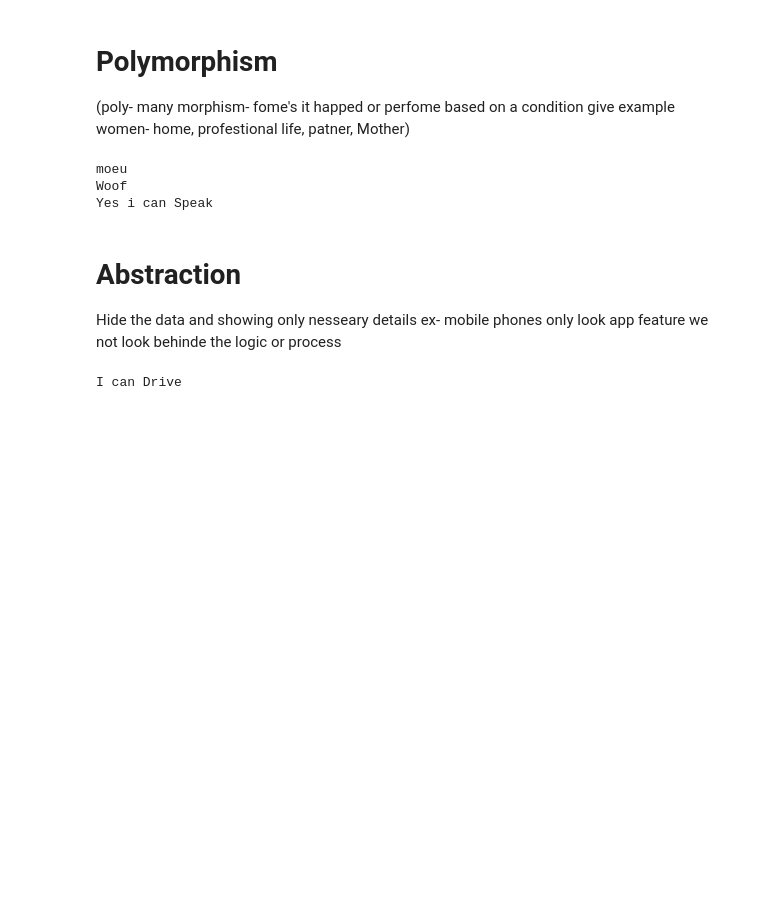
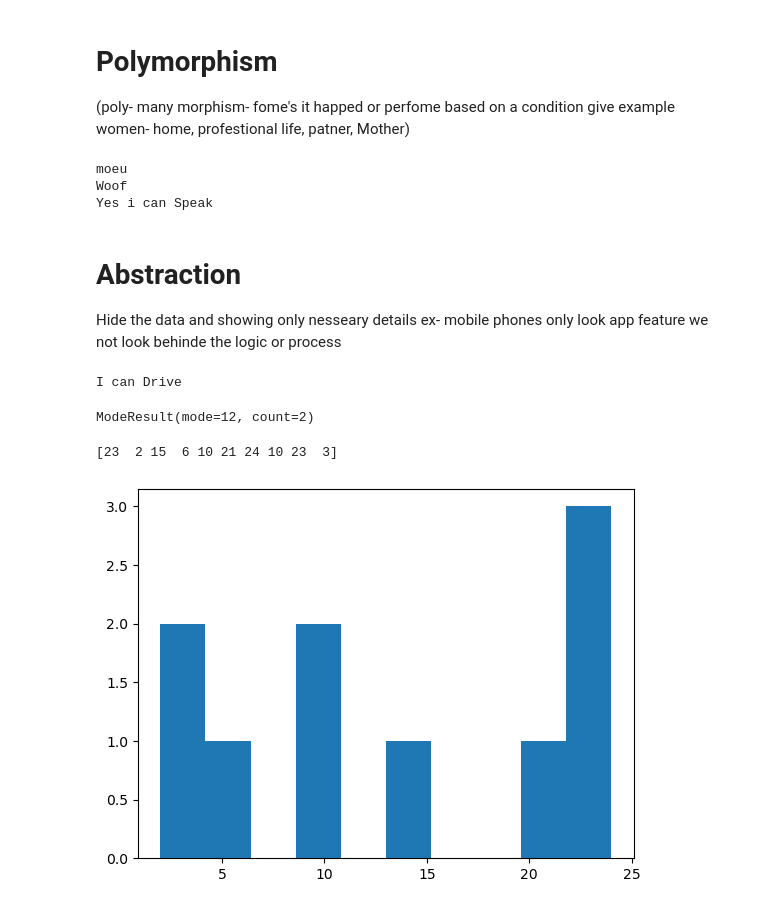
Before and after one commit to pratik-shinde-ai/Exelynt_AI-ML, a Jupyter notebook: week_1/week_2/20250910.ipynb, the cells around one changed output. Cells and saved outputs as stored; diff of their text form; code cells hidden in the pictures; blank space fills up the shorter version.

```diff
--- a/week_1/week_2/20250910.ipynb
+++ b/week_1/week_2/20250910.ipynb
@@ -94,0 +99,8 @@ I can Drive
+# %%
+import numpy as np
+from scipy import stats
+#mat1=stats.array([12,13,15])
+mat1=[14,12,12,14]
+print(stats.mode(mat1))
+# %% [output]
+ModeResult(mode=12, count=2)
@@ -94,0 +109,14 @@ I can Drive
+# %%
+import numpy as np
+import matplotlib.pyplot as plt
+import matplotlib.pyplot as plt
+
+#x=[12,23,24,32,43,42]
+num=np.random.randint(0,25,10)
+print(num)
+
+plt.hist(num)
+plt.show()
+# %% [output]
+[23  2 15  6 10 21 24 10 23  3]
+[figure, added]
```
Also changed, not shown: parts of 14 cells of this notebook, 1 other file.
